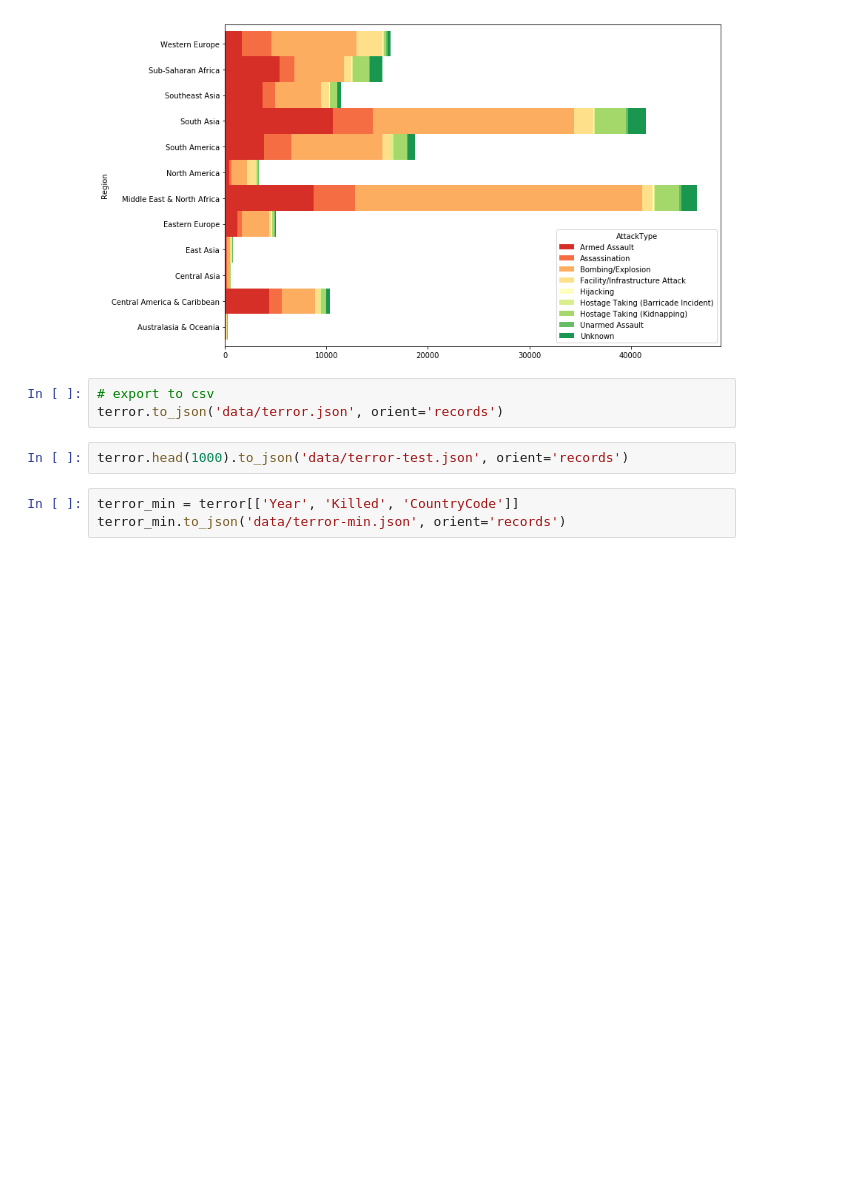
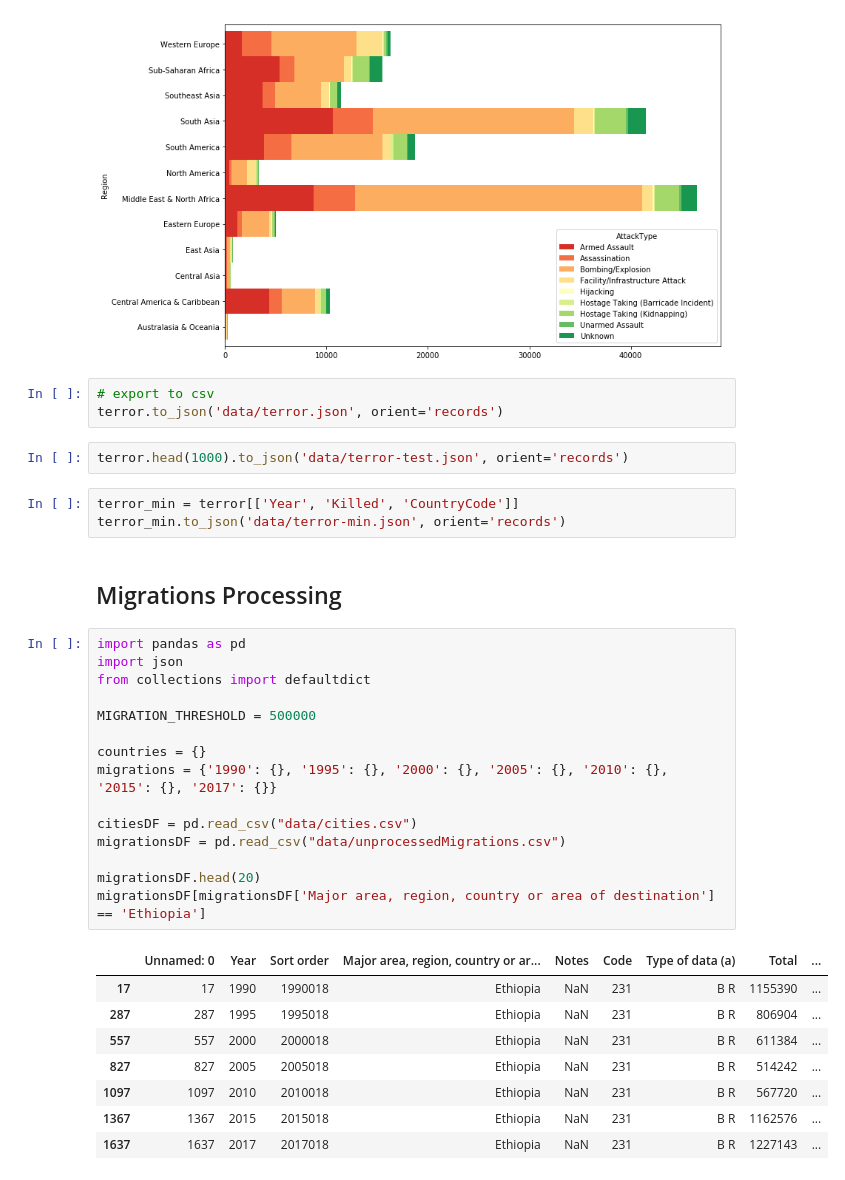
Before and after one commit to joraniedemagit/info-vis, a Jupyter notebook: Data Preprocessing.ipynb, the cells around one changed output. Cells and saved outputs as stored; diff of their text form; blank space fills up the shorter version.

Commit message:
migration data processing ntbk

```diff
--- a/Data Preprocessing.ipynb
+++ b/Data Preprocessing.ipynb
@@ -162,3 +163,29 @@ terror.head(1000).to_json('data/terror-test.json', orient='records')
 # %%
 terror_min = terror[['Year', 'Killed', 'CountryCode']]
 terror_min.to_json('data/terror-min.json', orient='records')
+# %% [markdown]
+## Migrations Processing
+# %%
+import pandas as pd
+import json
+from collections import defaultdict
+
+MIGRATION_THRESHOLD = 500000
+
+countries = {}
+migrations = {'1990': {}, '1995': {}, '2000': {}, '2005': {}, '2010': {}, '2015': {}, '2017': {}}
+
+citiesDF = pd.read_csv("data/cities.csv")
+migrationsDF = pd.read_csv("data/unprocessedMigrations.csv")
+
+migrationsDF.head(20)
+migrationsDF[migrationsDF['Major area, region, country or area of destination'] == 'Ethiopia']
+# %% [output]
+|  | Unnamed: 0 | Year | Sort order | Major area, region, country or ar... | Notes | Code | Type of data (a) | Total | ... |
+| 17 | 17 | 1990 | 1990018 | Ethiopia | NaN | 231 | B R | 1155390 | ... |
+| 287 | 287 | 1995 | 1995018 | Ethiopia | NaN | 231 | B R | 806904 | ... |
+| 557 | 557 | 2000 | 2000018 | Ethiopia | NaN | 231 | B R | 611384 | ... |
+| 827 | 827 | 2005 | 2005018 | Ethiopia | NaN | 231 | B R | 514242 | ... |
+| 1097 | 1097 | 2010 | 2010018 | Ethiopia | NaN | 231 | B R | 567720 | ... |
+| 1367 | 1367 | 2015 | 2015018 | Ethiopia | NaN | 231 | B R | 1162576 | ... |
+| 1637 | 1637 | 2017 | 2017018 | Ethiopia | NaN | 231 | B R | 1227143 | ... |
```
Also changed, not shown: parts of 5 cells of this notebook.
